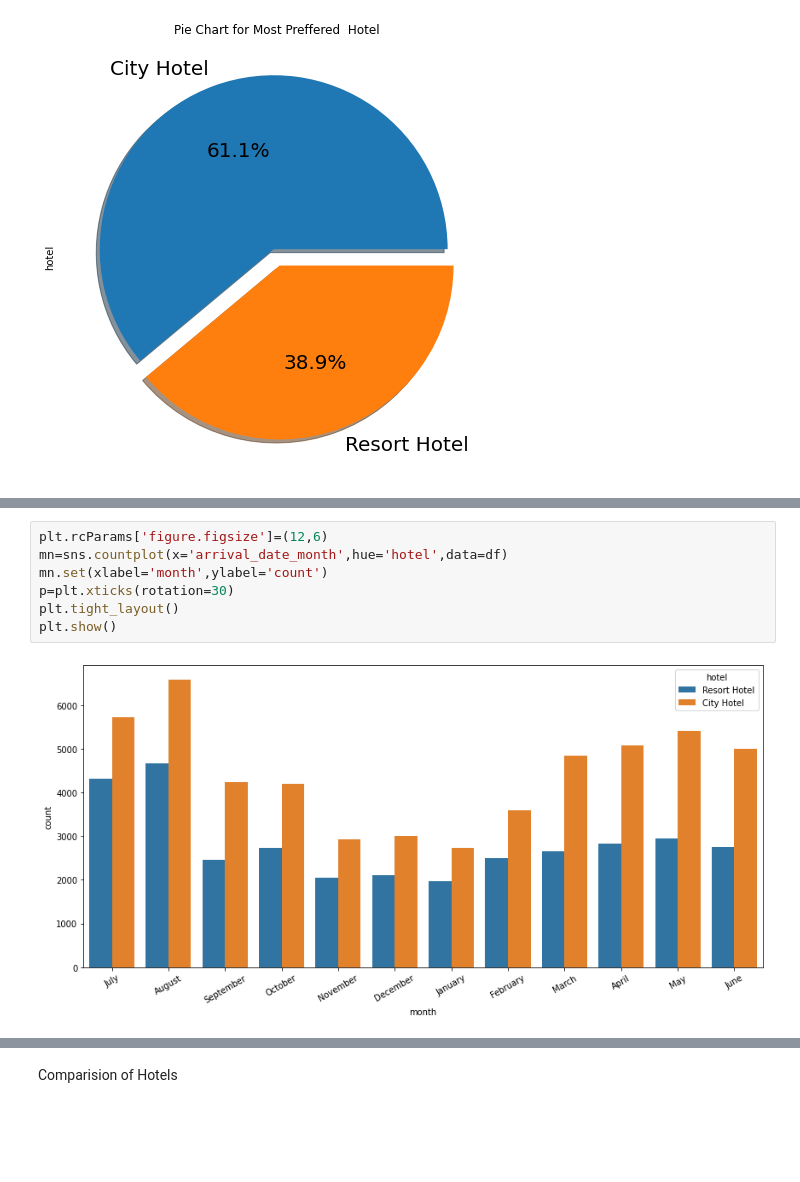
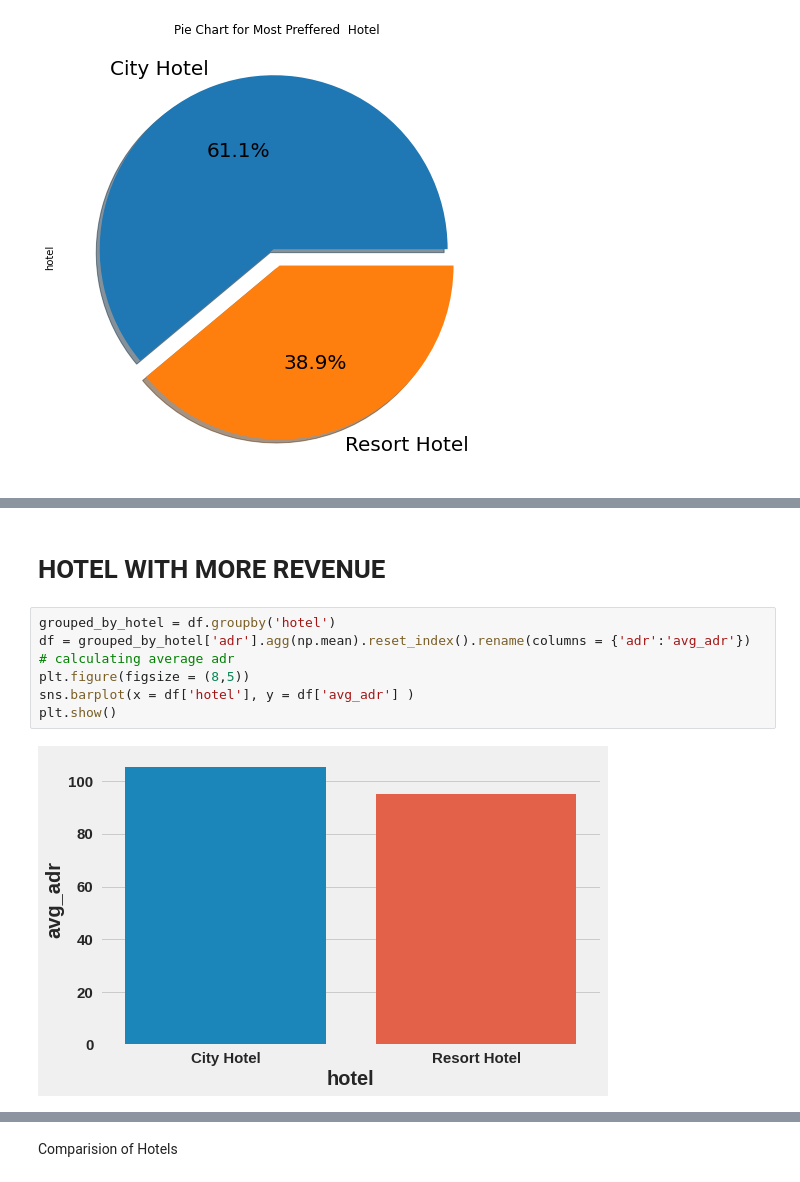
Before and after one commit to neerajac19/Hotel-Booking-Analysis-EDA, a Jupyter notebook: Hotel_Booking_Analysis_EDA_Capstone_Project.ipynb, the cells around one changed output, grey strips where cells are left out. Saved outputs shown, nothing was run; the diff lists cells and outputs as text; blank space fills up the shorter version.

```diff
--- a/Hotel_Booking_Analysis_EDA_Capstone_Project.ipynb
+++ b/Hotel_Booking_Analysis_EDA_Capstone_Project.ipynb
@@ -263,9 +359,10 @@ Name: arrival_date_month, dtype: int64
-# %%
-plt.rcParams['figure.figsize']=(12,6)
-mn=sns.countplot(x='arrival_date_month',hue='hotel',data=df)
-mn.set(xlabel='month',ylabel='count')
-p=plt.xticks(rotation=30)
-plt.tight_layout()
-plt.show()
-# %% [output]
-[figure, removed]
+# %% [markdown]
+# **HOTEL WITH MORE REVENUE**
+# %%
+grouped_by_hotel = df.groupby('hotel')
+df = grouped_by_hotel['adr'].agg(np.mean).reset_index().rename(columns = {'adr':'avg_adr'})   # calculating average adr
+plt.figure(figsize = (8,5))
+sns.barplot(x = df['hotel'], y = df['avg_adr'] )
+plt.show()
+# %% [output]
+[figure, added]
```
Also changed, not shown: parts of 48 cells of this notebook.
